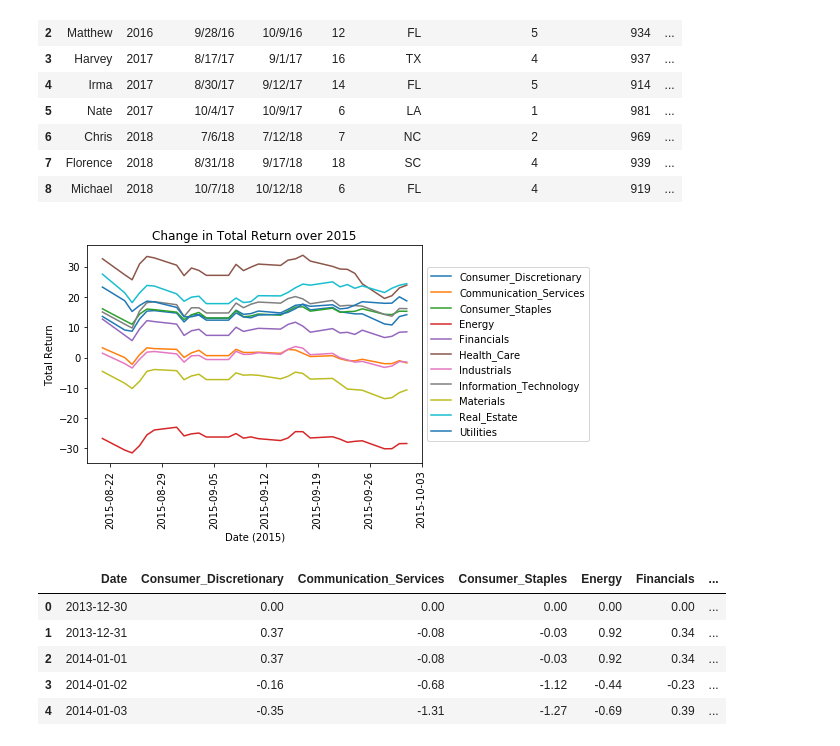
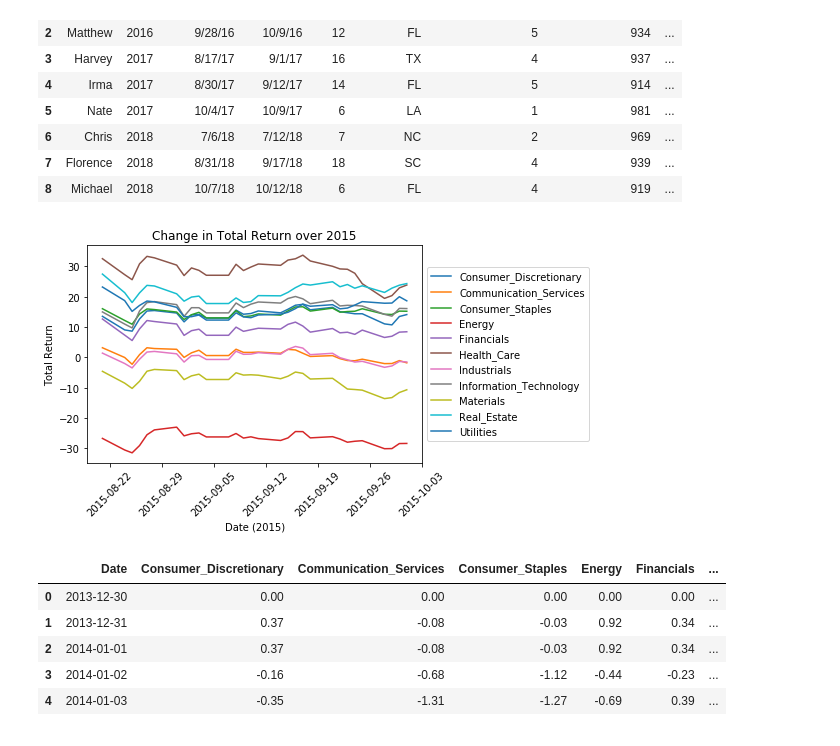
Before and after one commit to nancyculley/Little_Data_Project_1, a Jupyter notebook: 2015.ipynb, the cells around one changed output. Saved outputs shown, nothing was run; the diff lists cells and outputs as text; code cells hidden in the pictures.

```diff
--- a/2015.ipynb
+++ b/2015.ipynb
@@ -55,15 +56,15 @@ hurricanes
 # %%
 for x in range(1, 12):
    plt.plot(sp1500_2015['Date'], sp1500_2015.iloc[:,x])
 plt.legend()
 plt.ylabel('Total Return')
 plt.xlabel('Date (2015)')
 plt.title('Change in Total Return over 2015')
 plt.legend(loc='center left', bbox_to_anchor=(1.0, 0.5))
-plt.xticks(rotation = 'vertical')
+plt.xticks(rotation = 45)
 plt.show()
 # %% [output]
-[figure, old version]
+[figure, new version]
 # %%
 #SAME PROTOCOL BUT WITH EVERY SINGLE YEAR
 
```
Also changed, not shown: parts of 3 cells of this notebook.
